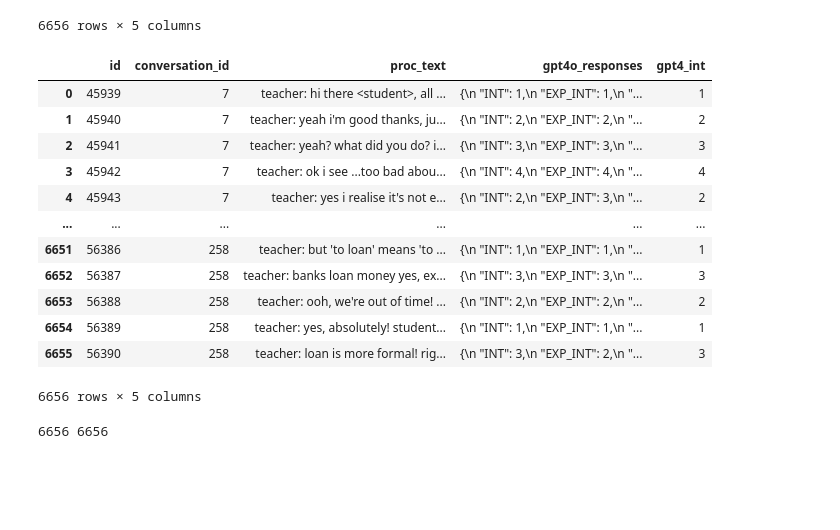
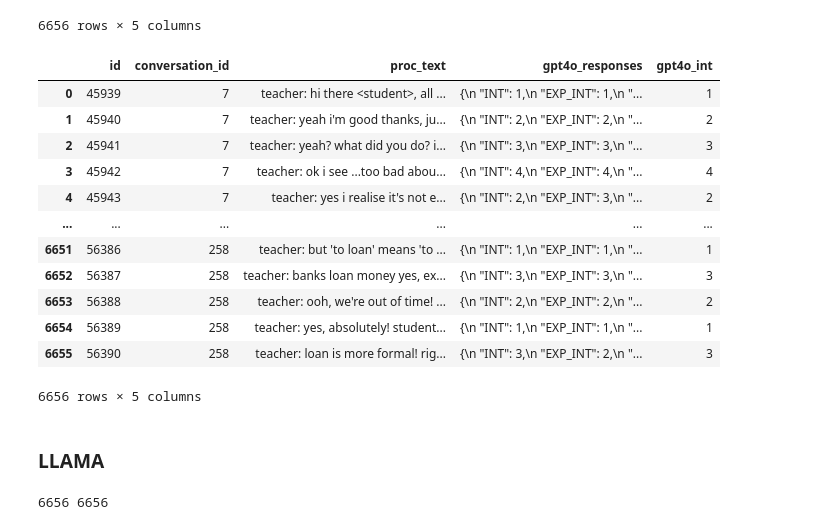
Before and after one commit to mahathi-p/Interest-in-humans-and-llms, a Jupyter notebook: collating_llm_responses.ipynb, the cells around one changed output. Cells and saved outputs as stored; diff of their text form; code cells hidden in the pictures; blank space fills up the shorter version.

```diff
--- a/collating_llm_responses.ipynb
+++ b/collating_llm_responses.ipynb
@@ -148,10 +148,10 @@ def get_int_gpt4o(response):
             return int(match[0])
 # %%
 gpt4o_ratings = pd.read_excel("llm_responses/gpt4o_ratings.xlsx")
-gpt4o_ratings['gpt4_int'] = gpt4o_ratings['gpt4o_responses'].apply(get_int_gpt4o)
+gpt4o_ratings['gpt4o_int'] = gpt4o_ratings['gpt4o_responses'].apply(get_int_gpt4o)
 gpt4o_ratings
 # %% [output]
-|  | id | conversation_id | proc_text | gpt4o_responses | gpt4_int |
+|  | id | conversation_id | proc_text | gpt4o_responses | gpt4o_int |
 | 0 | 45939 | 7 | teacher: hi there <student>, all ... | {\n "INT": 1,\n "EXP_INT": 1,\n "... | 1 |
 | 1 | 45940 | 7 | teacher: yeah i'm good thanks, ju... | {\n "INT": 2,\n "EXP_INT": 2,\n "... | 2 |
 | 2 | 45941 | 7 | teacher: yeah? what did you do? i... | {\n "INT": 3,\n "EXP_INT": 3,\n "... | 3 |
@@ -167,3 +171,5 @@ gpt4o_ratings
+# %% [markdown]
+### LLAMA
 # %%
 new_7bchat = pd.read_json('llm_responses/llama2_chat7b_newprompt.json')
 new_13bchat = pd.read_json('llm_responses/llama2_chat13b_newprompt.json')
```
Also changed, not shown: parts of 7 cells of this notebook, 1 other file.
